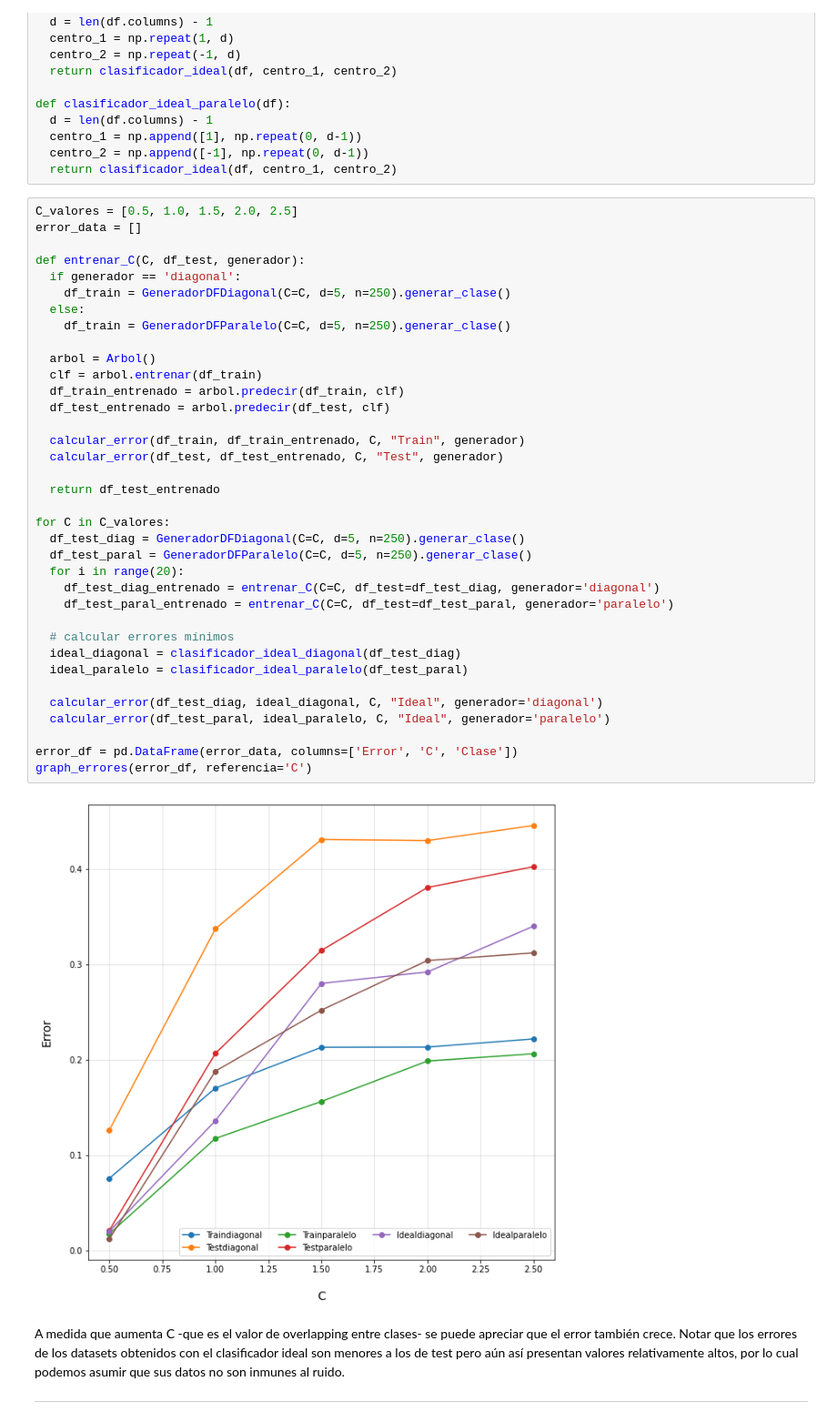
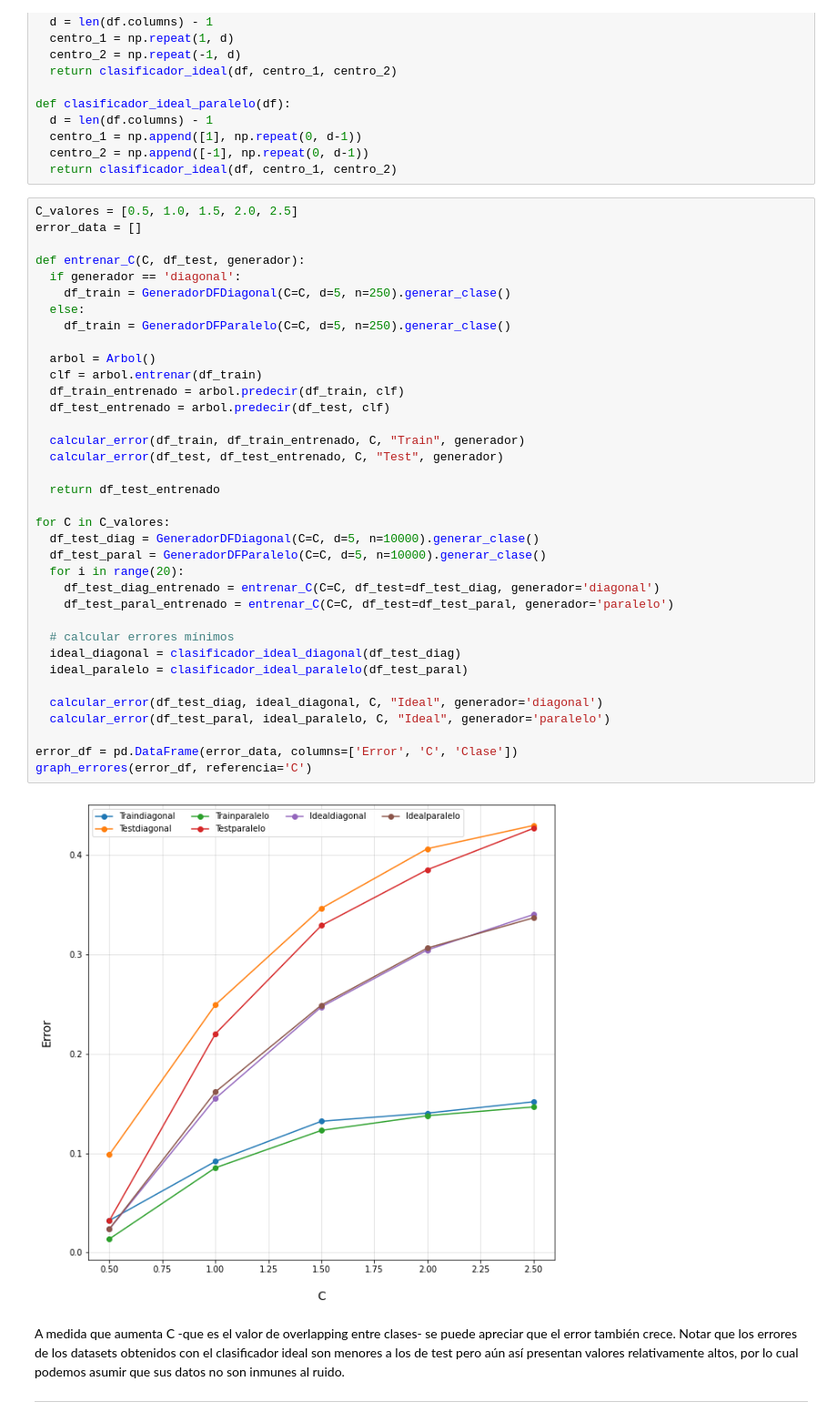
Before and after one commit to sebamoralesasd/IAA, a Jupyter notebook: tp1.ipynb, the cells around one changed output. Shown at 91% size. Cells and saved outputs as stored; diff of their text form.

```diff
--- a/tp1.ipynb
+++ b/tp1.ipynb
@@ -197,36 +197,36 @@ def entrenar_C(C, df_test, generador):
   if generador == 'diagonal':
     df_train = GeneradorDFDiagonal(C=C, d=5, n=250).generar_clase()
   else:
     df_train = GeneradorDFParalelo(C=C, d=5, n=250).generar_clase()
 
   arbol = Arbol()
   clf = arbol.entrenar(df_train)
   df_train_entrenado = arbol.predecir(df_train, clf)
   df_test_entrenado = arbol.predecir(df_test, clf)
 
   calcular_error(df_train, df_train_entrenado, C, "Train", generador)
   calcular_error(df_test, df_test_entrenado, C, "Test", generador)
 
   return df_test_entrenado
 
 for C in C_valores:
-  df_test_diag = GeneradorDFDiagonal(C=C, d=5, n=250).generar_clase()
-  df_test_paral = GeneradorDFParalelo(C=C, d=5, n=250).generar_clase()
+  df_test_diag = GeneradorDFDiagonal(C=C, d=5, n=10000).generar_clase()
+  df_test_paral = GeneradorDFParalelo(C=C, d=5, n=10000).generar_clase()
   for i in range(20):
     df_test_diag_entrenado = entrenar_C(C=C, df_test=df_test_diag, generador='diagonal')
     df_test_paral_entrenado = entrenar_C(C=C, df_test=df_test_paral, generador='paralelo')
 
   # calcular errores mínimos
   ideal_diagonal = clasificador_ideal_diagonal(df_test_diag)
   ideal_paralelo = clasificador_ideal_paralelo(df_test_paral)
 
   calcular_error(df_test_diag, ideal_diagonal, C, "Ideal", generador='diagonal')
   calcular_error(df_test_paral, ideal_paralelo, C, "Ideal", generador='paralelo')
 
 error_df = pd.DataFrame(error_data, columns=['Error', 'C', 'Clase'])
 graph_errores(error_df, referencia='C')
 # %% [output]
-[figure, old version]
+[figure, new version]
 # %% [markdown]
 A medida que aumenta C -que es el valor de overlapping entre clases- se puede apreciar que el error también crece. Notar que los errores de los datasets obtenidos con el clasificador ideal son menores a los de test pero aún así presentan valores relativamente altos, por lo cual podemos asumir que sus datos no son inmunes al ruido.
 
```
Also changed, not shown: parts of 7 cells of this notebook, 1 other file.
